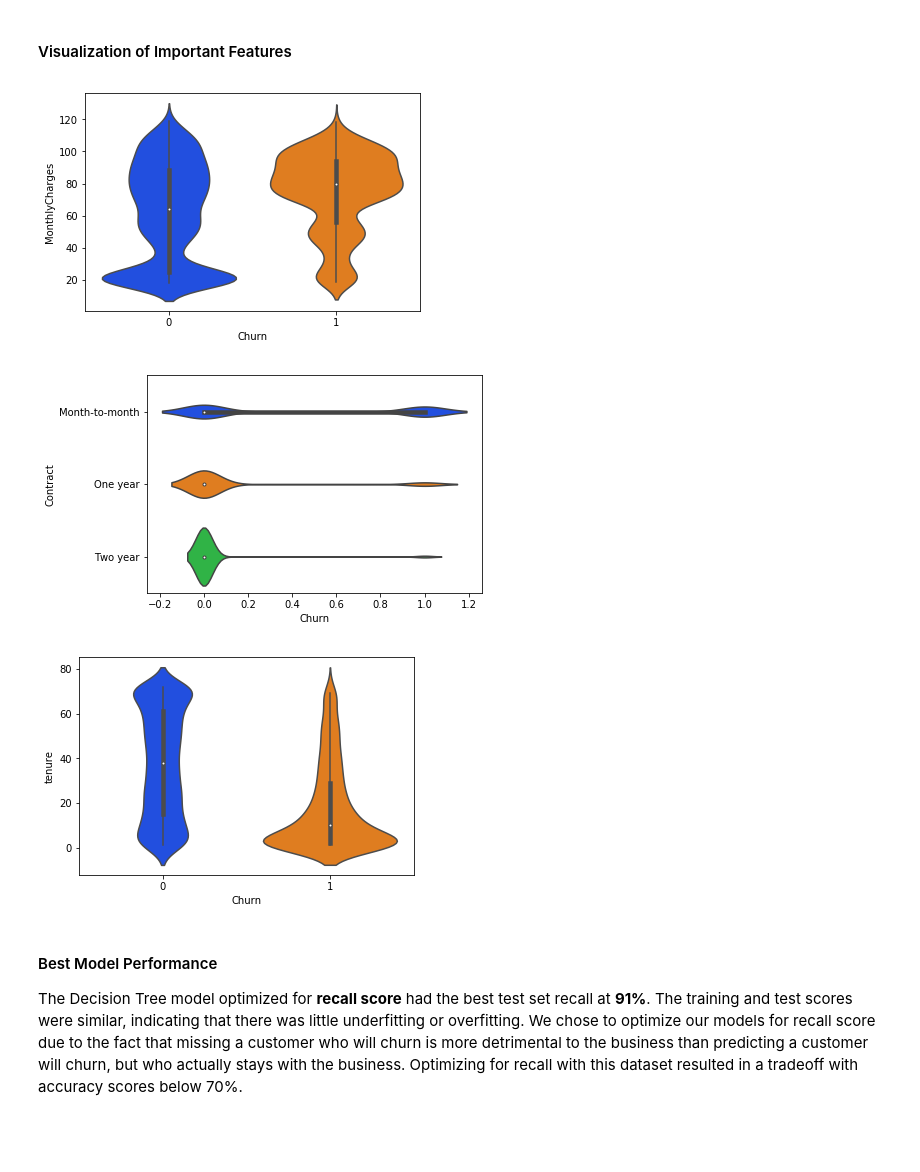
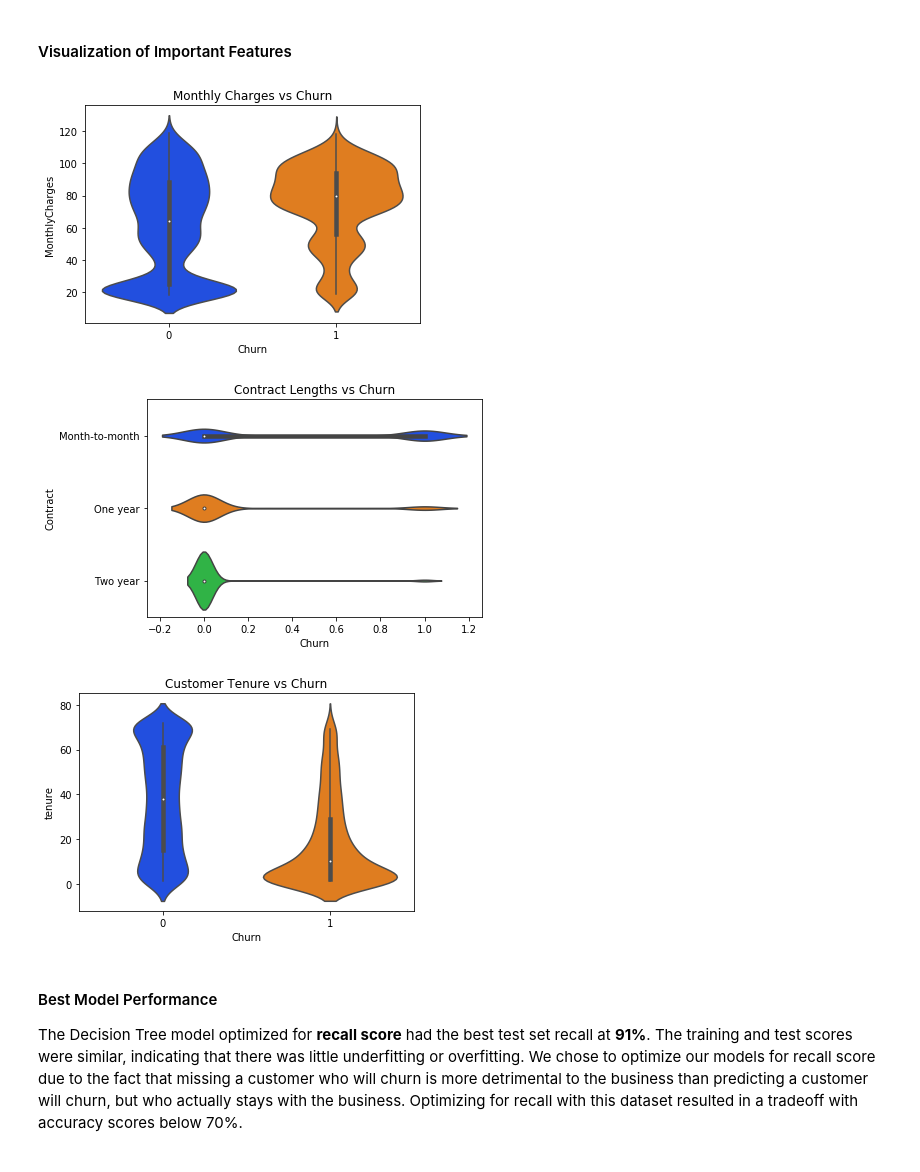
Before and after one commit to steeznation16/hackathon-jan-2019-clf, a Jupyter notebook: The-Great-Hackathon-of-January-2019.ipynb, the cells around one changed output. Saved outputs shown, nothing was run; the diff lists cells and outputs as text; code cells hidden in the pictures.

Commit message:
added titles because Andrew said so

```diff
--- a/The-Great-Hackathon-of-January-2019.ipynb
+++ b/The-Great-Hackathon-of-January-2019.ipynb
@@ -951,16 +951,19 @@ Recall Score for Gradient Boosting Test Set: 0.4989429175475687
 #### Visualization of Important Features
 # %%
 sns.violinplot(x=df.Churn, y=df.MonthlyCharges, palette='bright');
+plt.title('Monthly Charges vs Churn');
 # %% [output]
-[figure, old version]
+[figure, new version]
 # %%
 sns.violinplot(x=df.Churn, y=df.Contract, palette='bright');
+plt.title('Contract Lengths vs Churn');
 # %% [output]
-[figure, old version]
+[figure, new version]
 # %%
 sns.violinplot(x=df.Churn, y=df.tenure, palette='bright');
+plt.title('Customer Tenure vs Churn');
 # %% [output]
-[figure, old version]
+[figure, new version]
 # %% [markdown]
 #### Best Model Performance
 The Decision Tree model optimized for __recall score__ had the best test set recall at __91%__. The training and test scores were similar, indicating that there was little underfitting or overfitting. We chose to optimize our models for recall score due to the fact that missing a customer who will churn is more detrimental to the business than predicting a customer will churn, but who actually stays with the business. Optimizing for recall with this dataset resulted in a tradeoff with accuracy scores below 70%.
```
